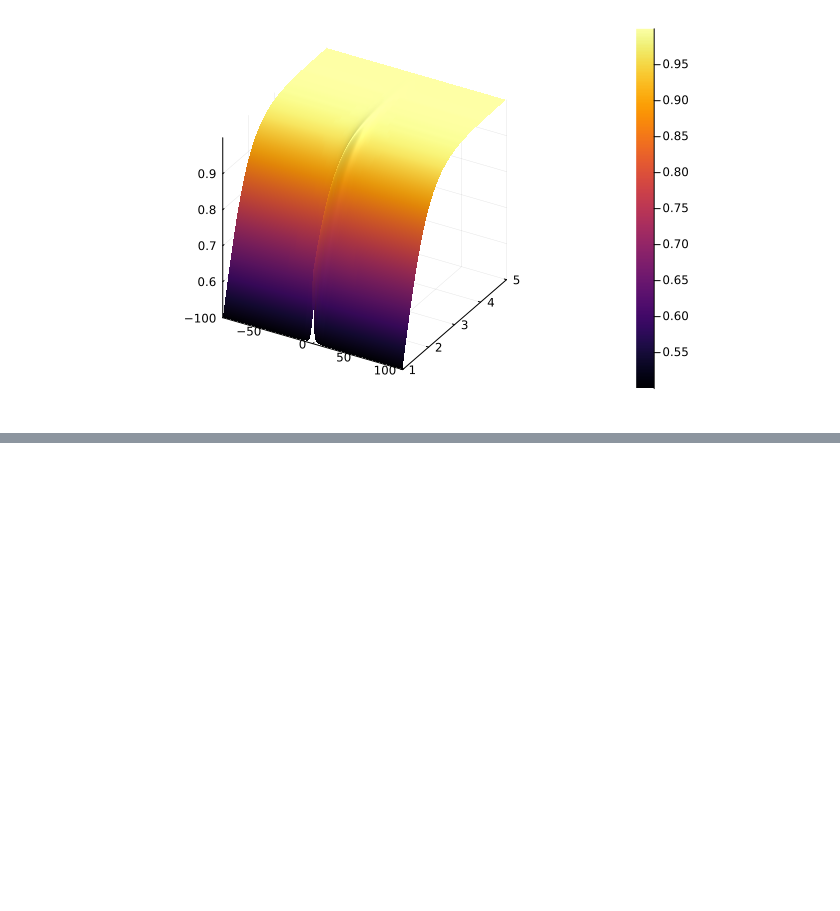
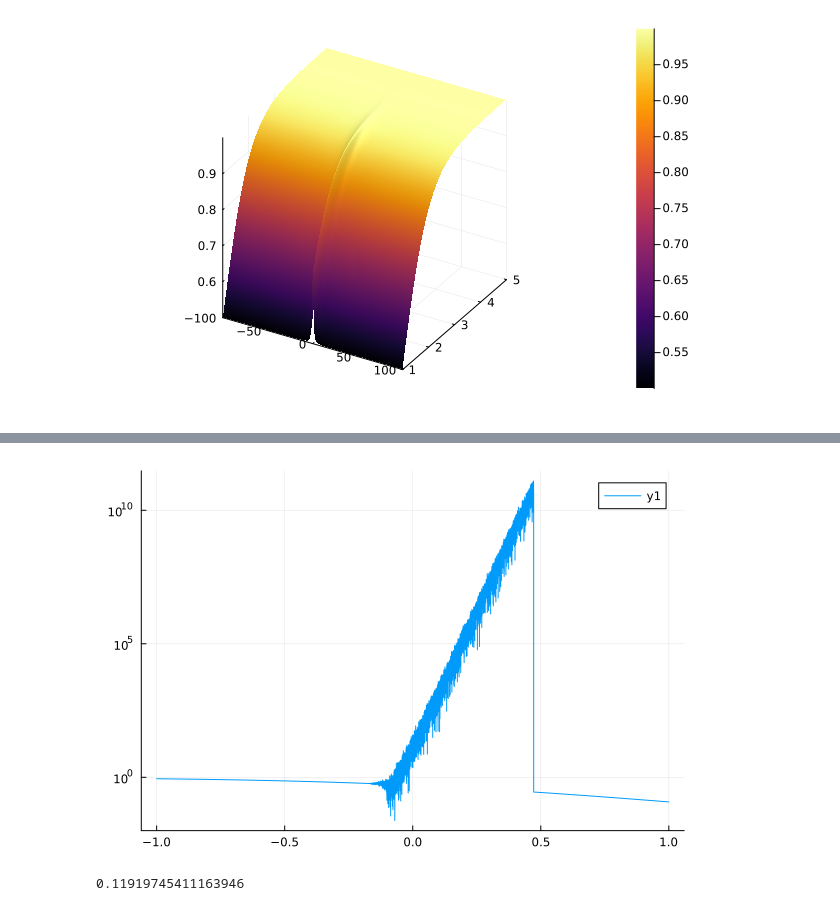
Before and after one commit to FedericoFlorio/MatrixProductBP.jl, a Jupyter notebook: hypgeom.ipynb, the cells around one changed output, grey strips where cells are left out. Cells and saved outputs as stored; diff of their text form; code cells hidden in the pictures; blank space fills up the shorter version.

```diff
--- a/hypgeom.ipynb
+++ b/hypgeom.ipynb
@@ -73,0 +94,24 @@ plot(γ,s,f, st=:surface)
+# %%
+xp1 = 0.0
+γ = 100
+kᵧ = π*γ
+β = 1.0
+scale = 2.0
+Jⱼᵢ = 1
+xⱼᵗ = 1
+X = -1
+
+bb = (xp1 + im*kᵧ/(β*scale)) / 2
+cc = 1 + bb
+Jxj(h) = Jⱼᵢ*xⱼᵗ + h
+
+f(h) = abs(_₂F₁(1.0, bb, cc, -exp(2β*(h))))
+
+hplot = -1:0.0001:1
+plot(hplot,f.(hplot),yaxis=:log)
+# %% [output]
+[figure, added]
+# %%
+f(1.0)
+# %% [output]
+0.11919745411163946
```
Also changed, not shown: parts of 2 cells of this notebook, 3 other files.
